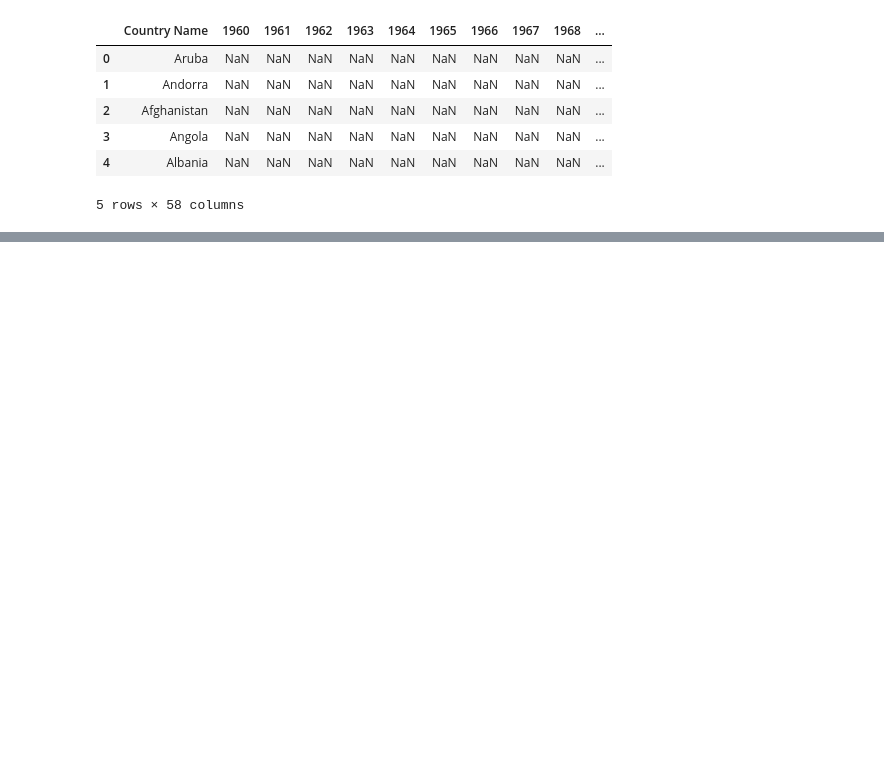
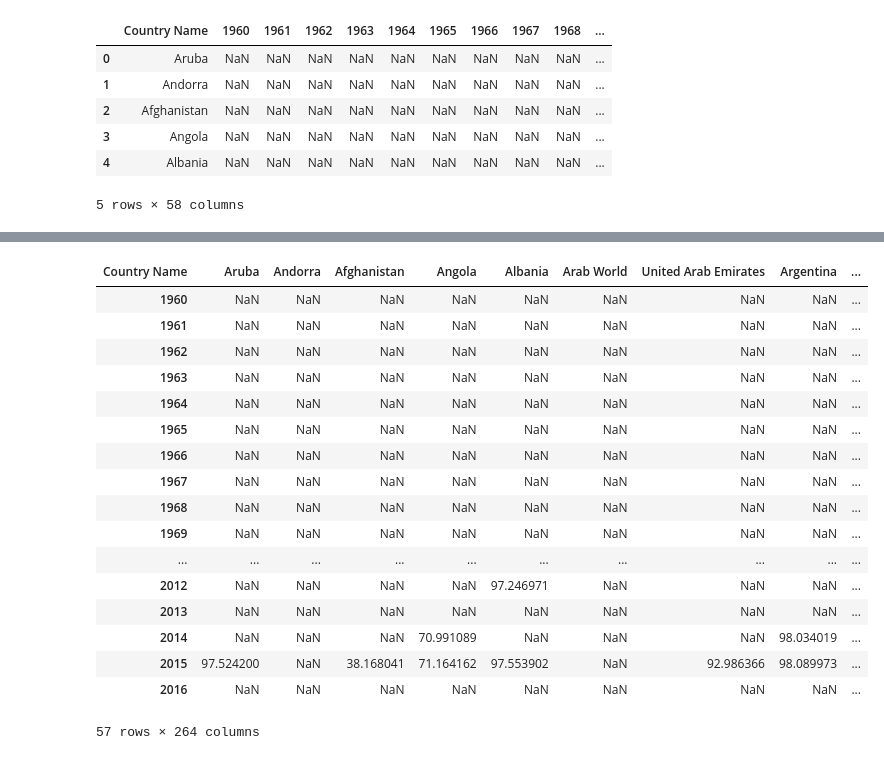
Before and after one commit to sagun101/HDI, a Jupyter notebook: project files/project.ipynb, the cells around one changed output, grey strips where cells are left out. Cells and saved outputs as stored; diff of their text form; code cells hidden in the pictures; blank space fills up the shorter version.

```diff
--- a/project files/project.ipynb
+++ b/project files/project.ipynb
@@ -104,0 +68,2 @@ life = pd.read_csv("API_SP.DYN.LE00.IN_DS2_en_csv_v2.csv", skiprows= 3)
+# %%
+edu = pd.read_csv("API_SE.ADT.LITR.ZS_DS2_en_csv_v2.csv", skiprows= 3)
@@ -104,0 +77,21 @@ life = pd.read_csv("API_SP.DYN.LE00.IN_DS2_en_csv_v2.csv", skiprows= 3)
+# %%
+edu
+# %% [output]
+| Country Name | Aruba | Andorra | Afghanistan | Angola | Albania | Arab World | United Arab Emirates | Argentina | ... |
+| 1960 | NaN | NaN | NaN | NaN | NaN | NaN | NaN | NaN | ... |
+| 1961 | NaN | NaN | NaN | NaN | NaN | NaN | NaN | NaN | ... |
+| 1962 | NaN | NaN | NaN | NaN | NaN | NaN | NaN | NaN | ... |
+| 1963 | NaN | NaN | NaN | NaN | NaN | NaN | NaN | NaN | ... |
+| 1964 | NaN | NaN | NaN | NaN | NaN | NaN | NaN | NaN | ... |
+| 1965 | NaN | NaN | NaN | NaN | NaN | NaN | NaN | NaN | ... |
+| 1966 | NaN | NaN | NaN | NaN | NaN | NaN | NaN | NaN | ... |
+| 1967 | NaN | NaN | NaN | NaN | NaN | NaN | NaN | NaN | ... |
+| 1968 | NaN | NaN | NaN | NaN | NaN | NaN | NaN | NaN | ... |
+| 1969 | NaN | NaN | NaN | NaN | NaN | NaN | NaN | NaN | ... |
+| ... | ... | ... | ... | ... | ... | ... | ... | ... | ... |
+| 2012 | NaN | NaN | NaN | NaN | 97.246971 | NaN | NaN | NaN | ... |
+| 2013 | NaN | NaN | NaN | NaN | NaN | NaN | NaN | NaN | ... |
+| 2014 | NaN | NaN | NaN | 70.991089 | NaN | NaN | NaN | 98.034019 | ... |
+| 2015 | 97.524200 | NaN | 38.168041 | 71.164162 | 97.553902 | NaN | 92.986366 | 98.089973 | ... |
+| 2016 | NaN | NaN | NaN | NaN | NaN | NaN | NaN | NaN | ... |
+57 rows × 264 columns
```
Also changed, not shown: parts of 23 cells of this notebook.
